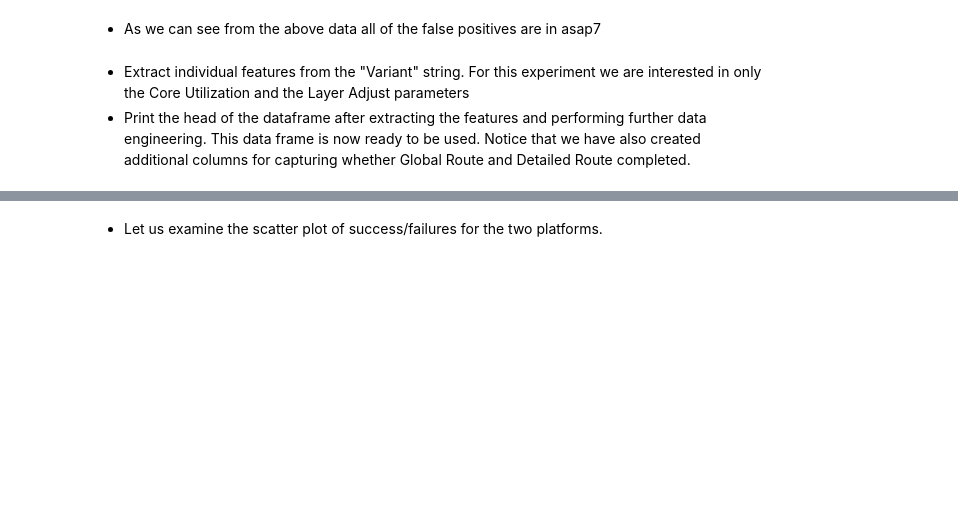
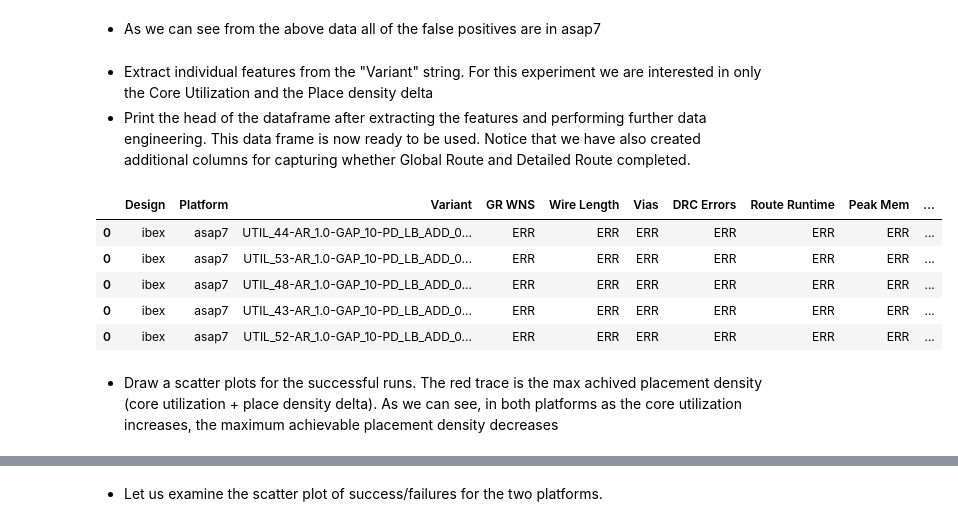
Before and after one commit to ieee-ceda-datc/datc-rdf-Metrics4ML, a Jupyter notebook: experiments/asap7_sky130hd__ibex_core__util_versus_place_density/METRICS2.1-exp4.ipynb, the cells around one changed output, grey strips where cells are left out. Saved outputs shown, nothing was run; the diff lists cells and outputs as text; code cells hidden in the pictures; blank space fills up the shorter version.

```diff
--- a/experiments/asap7_sky130hd__ibex_core__util_versus_place_density/METRICS2.1-exp4.ipynb
+++ b/experiments/asap7_sky130hd__ibex_core__util_versus_place_density/METRICS2.1-exp4.ipynb
@@ -177,8 +172,17 @@ def parse_variant(val):
 # %%
 metrics_df[['Core Util', 'Aspect Ratio', 'GAP', 'Place Density', 'GR_OVERFLOW']] = metrics_df['Variant'].apply(parse_variant)
 # %% [markdown]
-* Extract individual features from the "Variant" string. For this experiment we are interested in only the Core Utilization and the Layer Adjust parameters
+* Extract individual features from the "Variant" string. For this experiment we are interested in only the Core Utilization and the Place density delta
 * Print the head of the dataframe after extracting the features and performing further data engineering.  This data frame is now ready to be used.  Notice that we have also created additional columns for capturing whether Global Route and Detailed Route completed.
+# %%
+metrics_df.head()
+# %% [output]
+|  | Design | Platform | Variant | GR WNS | Wire Length | Vias | DRC Errors | Route Runtime | Peak Mem | ... |
+| 0 | ibex | asap7 | UTIL_44-AR_1.0-GAP_10-PD_LB_ADD_0... | ERR | ERR | ERR | ERR | ERR | ERR | ... |
+| 0 | ibex | asap7 | UTIL_53-AR_1.0-GAP_10-PD_LB_ADD_0... | ERR | ERR | ERR | ERR | ERR | ERR | ... |
+| 0 | ibex | asap7 | UTIL_48-AR_1.0-GAP_10-PD_LB_ADD_0... | ERR | ERR | ERR | ERR | ERR | ERR | ... |
+| 0 | ibex | asap7 | UTIL_43-AR_1.0-GAP_10-PD_LB_ADD_0... | ERR | ERR | ERR | ERR | ERR | ERR | ... |
+| 0 | ibex | asap7 | UTIL_52-AR_1.0-GAP_10-PD_LB_ADD_0... | ERR | ERR | ERR | ERR | ERR | ERR | ... |
 # %%
 asap7_df = metrics_df[(metrics_df['Platform'] == 'asap7')]
 sky130hd_df = metrics_df[(metrics_df['Platform'] == 'sky130hd')]
@@ -193,3 +200,5 @@ s_df = pd.DataFrame(sky130hd_s.groupby('Core Util')['Place Density'].max()).rese
+# %% [markdown]
+* Draw a scatter plots for the successful runs. The red trace is the max achived placement density (core utilization + place density delta). As we can see, in both platforms as the core utilization increases, the maximum achievable placement density decreases
 # %%
 fig,ax = plt.subplots(figsize=(14,6))
 g = sns.scatterplot(data = sky130hd_s, x = 'Core Util', y = 'Place Density', ax=ax)
```
Also changed, not shown: parts of 9 cells of this notebook, 1 other file.
